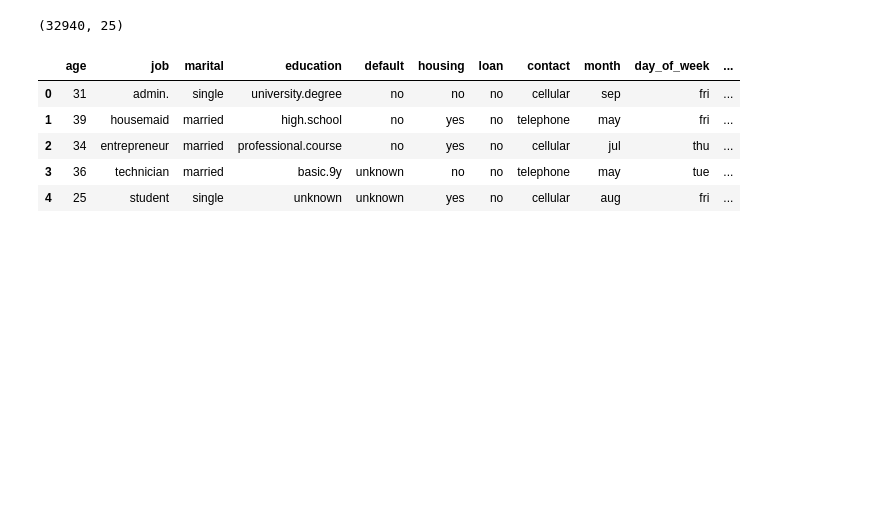
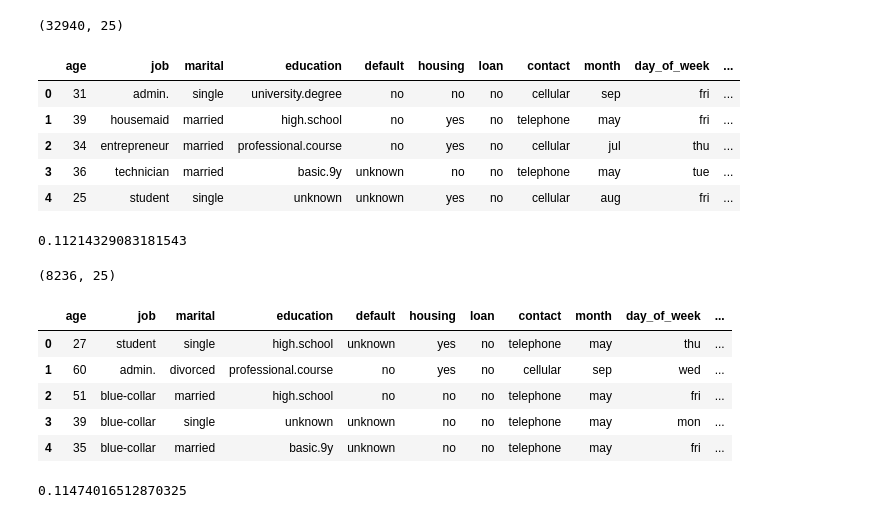
Before and after one commit to mazzacolussi/CEDS808-TrabFinal, a Jupyter notebook: notebooks/03-train_test_split.ipynb, the cells around one changed output. Saved outputs shown, nothing was run; the diff lists cells and outputs as text; code cells hidden in the pictures; blank space fills up the shorter version.

Commit message:
data distr

```diff
--- a/notebooks/03-train_test_split.ipynb
+++ b/notebooks/03-train_test_split.ipynb
@@ -23,3 +23,24 @@ df_train.head()
 | 2 | 34 | entrepreneur | married | professional.course | no | yes | no | cellular | jul | thu | ... |
 | 3 | 36 | technician | married | basic.9y | unknown | no | no | telephone | may | tue | ... |
 | 4 | 25 | student | single | unknown | unknown | yes | no | cellular | aug | fri | ... |
+# %%
+df_train.y.mean()
+# %% [output]
+0.11214329083181543
+# %%
+df_test = pd.read_csv(os.path.join('..', 'data', 'train_test', 'test.csv'))
+
+print(df_test.shape)
+df_test.head()
+# %% [output]
+(8236, 25)
+|  | age | job | marital | education | default | housing | loan | contact | month | day_of_week | ... |
+| 0 | 27 | student | single | high.school | unknown | yes | no | telephone | may | thu | ... |
+| 1 | 60 | admin. | divorced | professional.course | no | yes | no | cellular | sep | wed | ... |
+| 2 | 51 | blue-collar | married | high.school | no | no | no | telephone | may | fri | ... |
+| 3 | 39 | blue-collar | single | unknown | unknown | no | no | telephone | may | mon | ... |
+| 4 | 35 | blue-collar | married | basic.9y | unknown | no | no | telephone | may | fri | ... |
+# %%
+df_test.y.mean()
+# %% [output]
+0.11474016512870325
```
Also changed, not shown: 2 other files.
